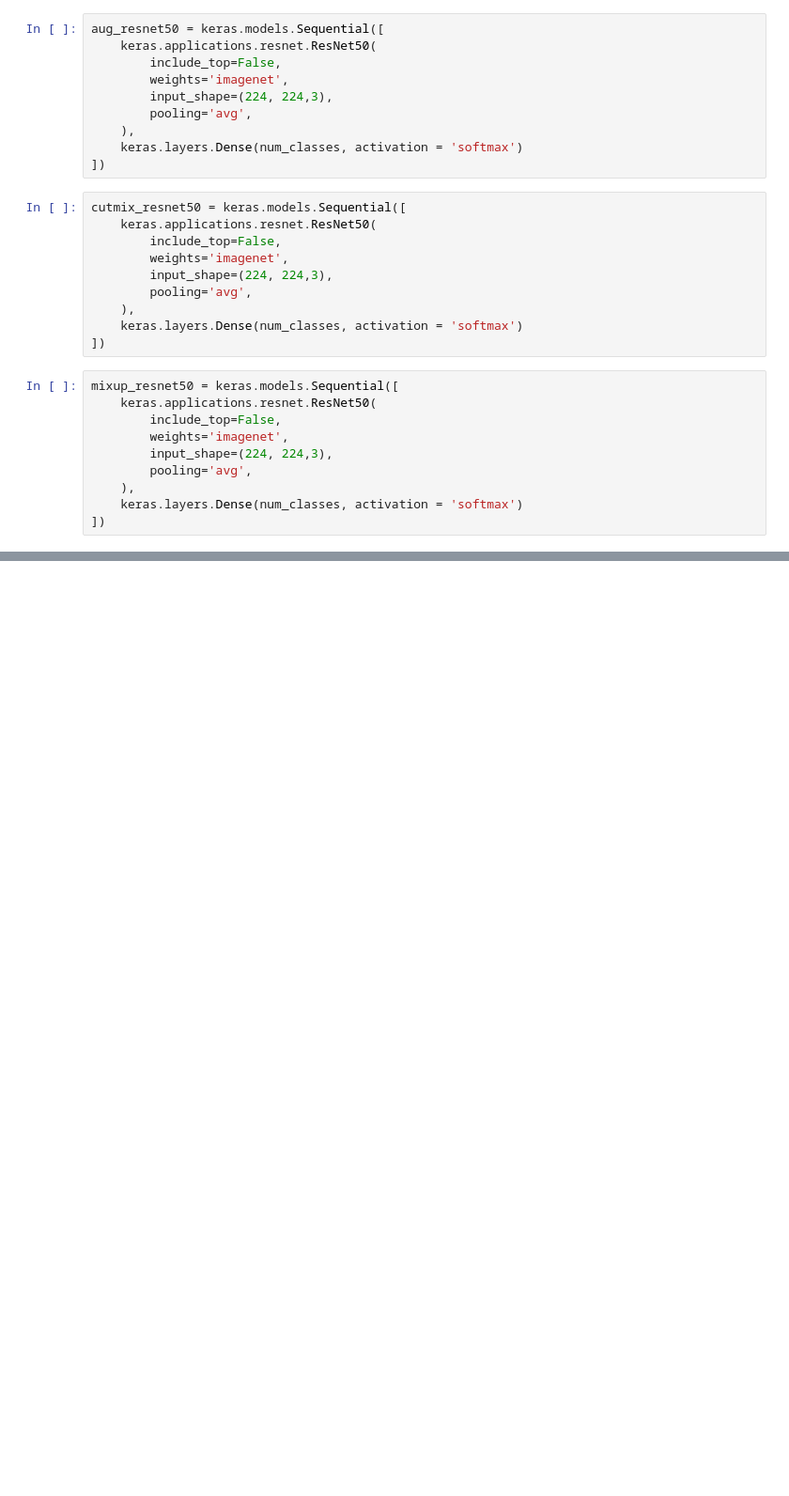
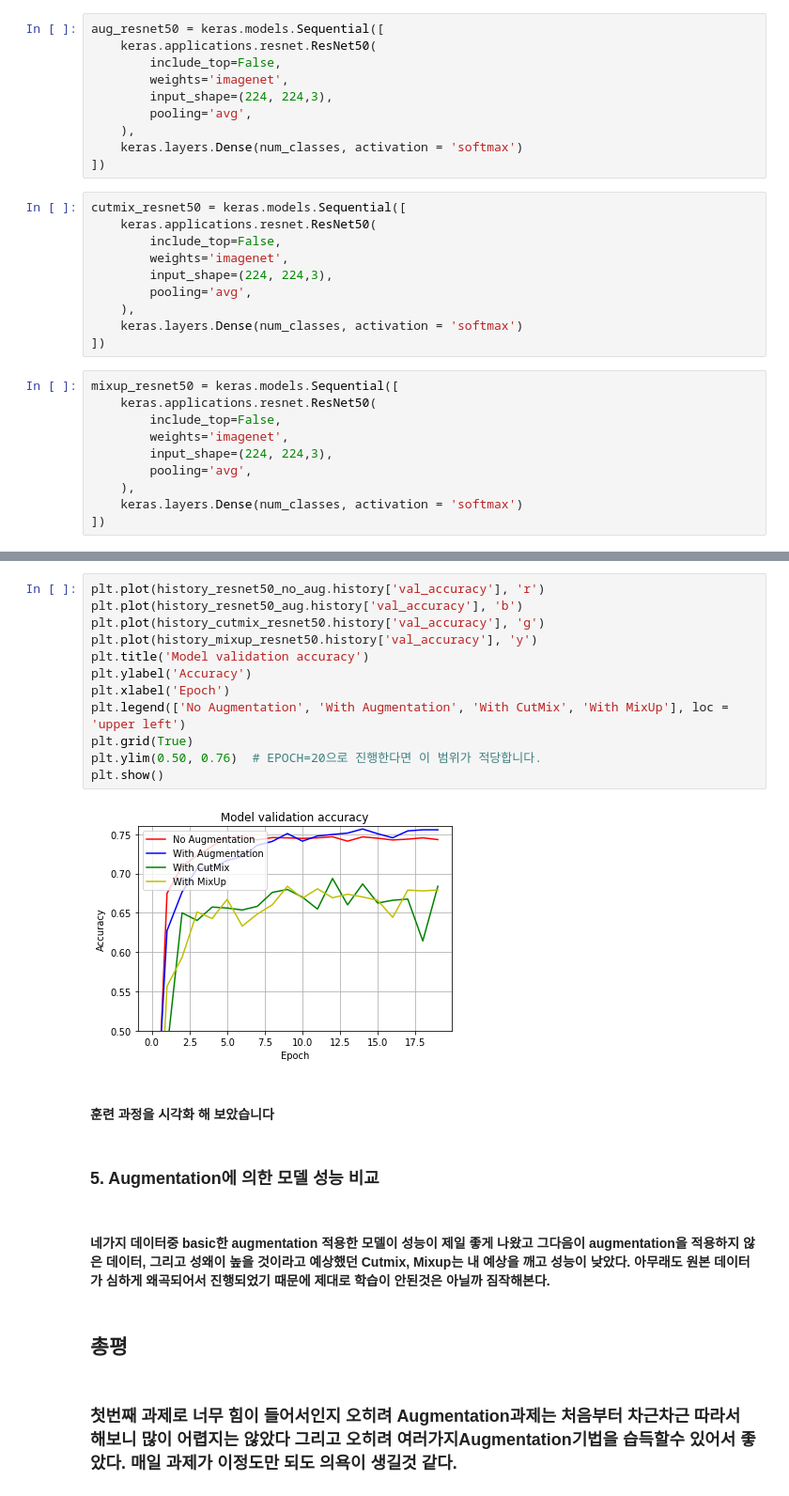
Before and after one commit to babmu33/first-repository, a Jupyter notebook: [G-4]Augmentation.ipynb, the cells around one changed output, grey strips where cells are left out. Shown at 94% size. Cells and saved outputs as stored; diff of their text form; blank space fills up the shorter version.

```diff
--- a/[G-4]Augmentation.ipynb
+++ b/[G-4]Augmentation.ipynb
@@ -436,0 +556,24 @@ ValueError: in user code:
+# %%
+plt.plot(history_resnet50_no_aug.history['val_accuracy'], 'r')
+plt.plot(history_resnet50_aug.history['val_accuracy'], 'b')
+plt.plot(history_cutmix_resnet50.history['val_accuracy'], 'g')
+plt.plot(history_mixup_resnet50.history['val_accuracy'], 'y')
+plt.title('Model validation accuracy')
+plt.ylabel('Accuracy')
+plt.xlabel('Epoch')
+plt.legend(['No Augmentation', 'With Augmentation', 'With CutMix', 'With MixUp'], loc = 'upper left')
+plt.grid(True)
+plt.ylim(0.50, 0.76)  # EPOCH=20으로 진행한다면 이 범위가 적당합니다.
+plt.show()
+# %% [output]
+[figure, added]
+# %% [markdown]
+#### 훈련 과정을 시각화 해 보았습니다
+# %% [markdown]
+### 5. Augmentation에 의한 모델 성능 비교
+# %% [markdown]
+#### 네가지 데이터중 basic한 augmentation 적용한 모델이 성능이 제일 좋게 나왔고 그다음이 augmentation을 적용하지 않은 데이터, 그리고 성왜이 높을 것이라고 예상했던 Cutmix, Mixup는 내 예상을 깨고 성능이 낮았다. 아무래도 원본 데이터가 심하게 왜곡되어서 진행되었기 때문에 제대로 학습이 안된것은 아닐까 짐작해본다.
+# %% [markdown]
+## 총평
+# %% [markdown]
+### 첫번째 과제로 너무 힘이 들어서인지 오히려 Augmentation과제는 처음부터 차근차근 따라서 해보니 많이 어렵지는 않았다 그리고 오히려 여러가지Augmentation기법을 습득할수 있어서 좋았다. 매일 과제가 이정도만 되도 의욕이 생길것 같다.
```
Also changed, not shown: parts of 35 cells of this notebook.
